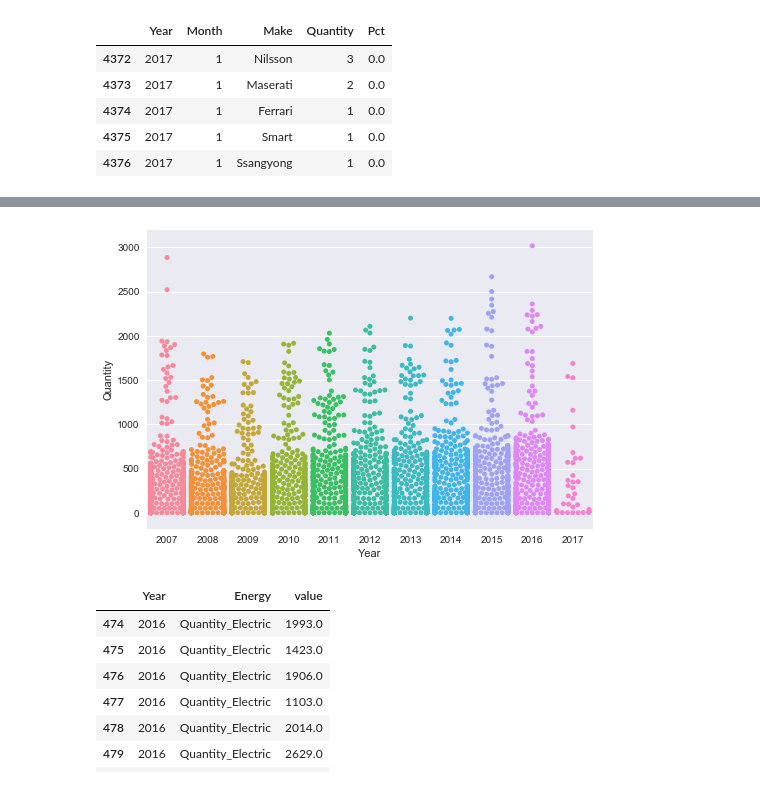
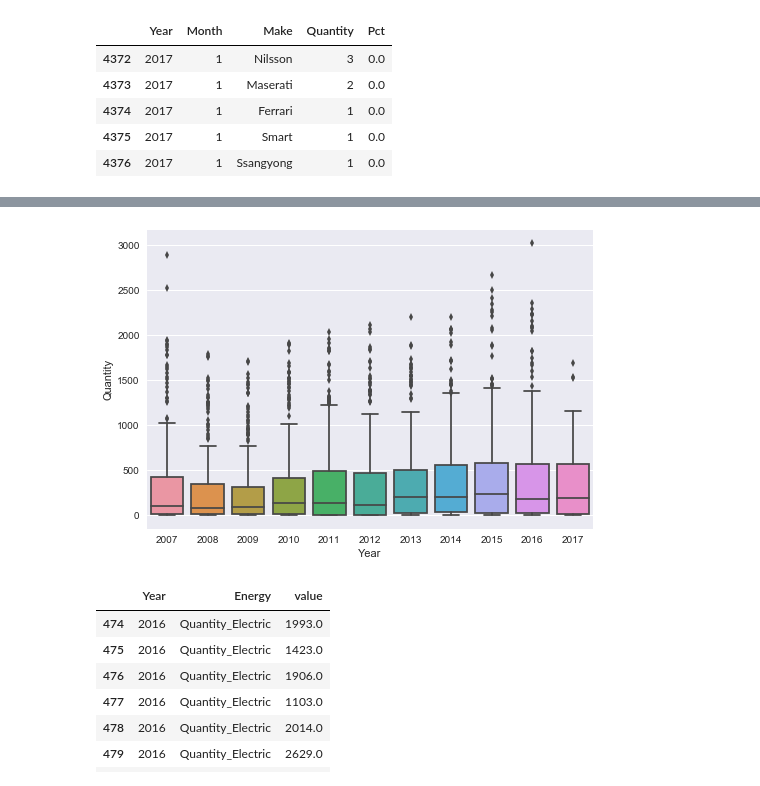
Before and after one commit to jywu86/Springboard, a Jupyter notebook: Capstone Project.ipynb, the cells around one changed output, grey strips where cells are left out. Cells and saved outputs as stored; diff of their text form; code cells hidden in the pictures.

```diff
--- a/Capstone Project.ipynb
+++ b/Capstone Project.ipynb
@@ -46,7 +46,7 @@ month.head()
 | 3 | 2007 | 4 | 8854 | 504 | 2220 | -130 | NaN | NaN | 160 | 165 | ... |
 | 4 | 2007 | 5 | 12007 | 1592 | 2881 | 7 | NaN | NaN | 160 | 163 | ... |
 # %%
-_ = sns.swarmplot(x='Year',y='Quantity',data=make)
+_ = sns.boxplot(x='Year',y='Quantity',data=make)
 sns.plt.show()
 # %% [output]
-[figure, old version]
+[figure, new version]
```
Also changed, not shown: parts of 4 cells of this notebook, 4 other files.
